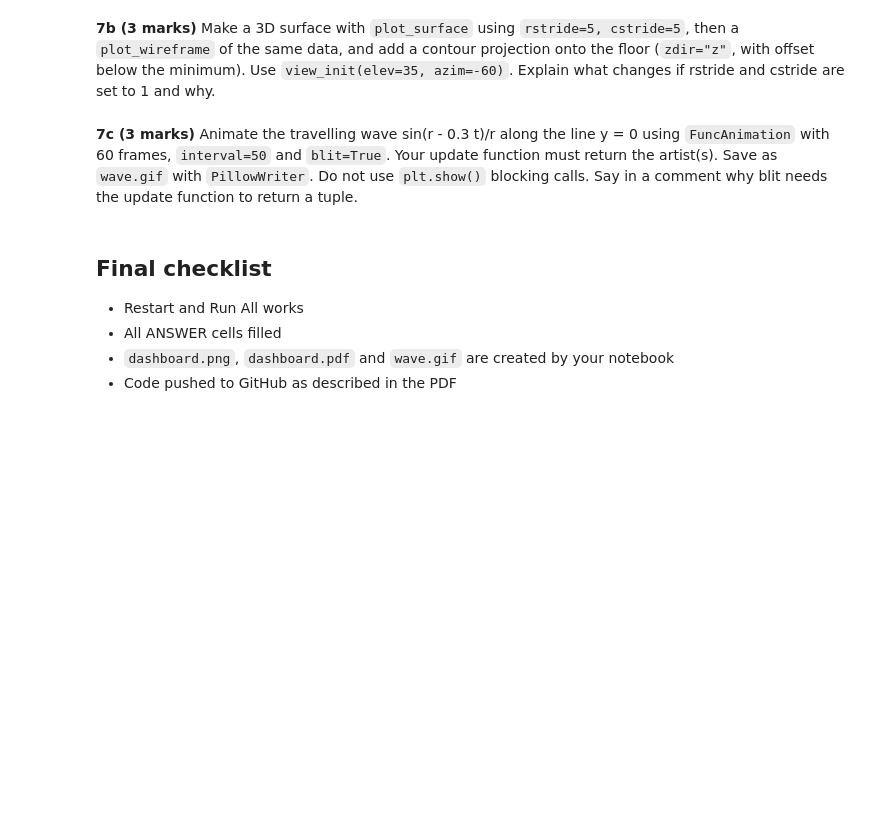
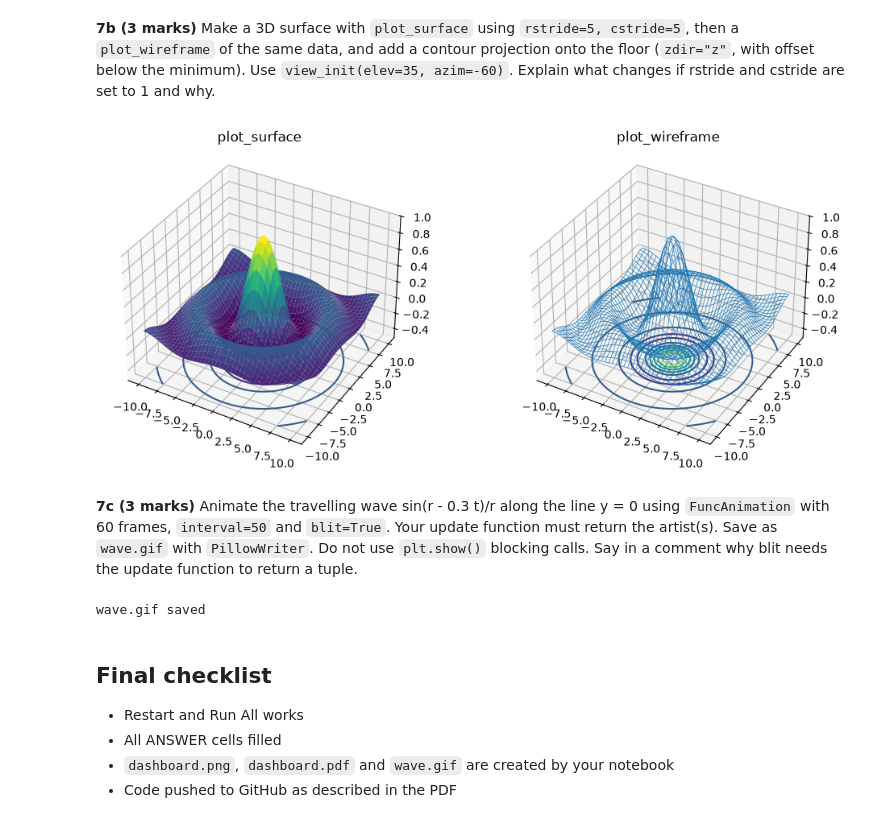
Before and after one commit to lifeislol524-ai/PAI-A3-25F-0050, a Jupyter notebook: Assignment3_Programming_for_AI.ipynb, the cells around one changed output. Cells and saved outputs as stored; diff of their text form; code cells hidden in the pictures; blank space fills up the shorter version.

```diff
--- a/Assignment3_Programming_for_AI.ipynb
+++ b/Assignment3_Programming_for_AI.ipynb
@@ -370,10 +729,52 @@ Let f(x, y) = sin(r) / r with r = sqrt(x^2 + y^2) on x, y in [-10, 10].
 **7b (3 marks)** Make a 3D surface with `plot_surface` using `rstride=5, cstride=5`, then a `plot_wireframe` of the same data, and add a contour projection onto the floor (`zdir="z"`, with offset below the minimum). Use `view_init(elev=35, azim=-60)`. Explain what changes if rstride and cstride are set to 1 and why.
 # %%
 # YOUR CODE HERE
+fig=plt.figure(figsize=(12,5))
+ax1=fig.add_subplot(1,2,1,projection="3d")
+ax1.plot_surface(X,Y,f,rstride=5,cstride=5,cmap="viridis")
+ax1.contour(X,Y,f,zdir="z",offset=f.min()-0.3,cmap="viridis")
+ax1.set_zlim(f.min()-0.3,1)
+ax1.view_init(elev=35,azim=-60)
+ax1.set_title("plot_surface")
+ax2=fig.add_subplot(1,2,2,projection="3d")
+ax2.plot_wireframe(X,Y,f,rstride=5,cstride=5,linewidth=0.5)
+ax2.contour(X,Y,f,zdir="z",offset=f.min()-0.3,cmap="viridis")
+ax2.set_zlim(f.min()-0.3,1)
+ax2.view_init(elev=35,azim=-60)
+ax2.set_title("plot_wireframe")
+plt.show()
+#if rstride and cstride are 1 every row and column of the 201x201 grid is drawn instead of every 5th one.
+#the surface becomes smoother and more detailed but it has about 25 times more patches so it is much slower to draw and the wireframe becomes almost solid black.
+# %% [output]
+[figure, added]
 # %% [markdown]
 **7c (3 marks)** Animate the travelling wave sin(r - 0.3 t)/r along the line y = 0 using `FuncAnimation` with 60 frames, `interval=50` and `blit=True`. Your update function must return the artist(s). Save as `wave.gif` with `PillowWriter`. Do not use `plt.show()` blocking calls. Say in a comment why blit needs the update function to return a tuple.
 # %%
 # YOUR CODE HERE
+x=np.linspace(-10,10,201)
+r=np.abs(x)
+fig,ax=plt.subplots()
+line,=ax.plot([],[])
+ax.set_xlim(-10,10)
+ax.set_ylim(-1.5,1.5)
+ax.set_xlabel("x")
+ax.set_ylabel("f")
+ax.set_title("Travelling wave sin(r - 0.3t)/r along y=0")
+
+def update(t):
+    with np.errstate(divide="ignore",invalid="ignore"):
+        wave=np.where(r==0,np.nan,np.sin(r-0.3*t)/r)
+    #at r=0 sin(r-0.3t)/r is not defined (it only has limit 1 when t=0) so that point is left as NaN
+    line.set_data(x,wave)
+    return line,
+#blit only redraws the artists that update returns, so it needs a tuple (iterable) of artists to know what changed and what to redraw
+
+anim=FuncAnimation(fig,update,frames=60,interval=50,blit=True)
+anim.save("wave.gif",writer=PillowWriter(fps=20))
+plt.close(fig)
+print("wave.gif saved")
+# %% [output]
+wave.gif saved
 # %% [markdown]
 ## Final checklist
 - Restart and Run All works
```
Also changed, not shown: parts of 16 cells of this notebook.
